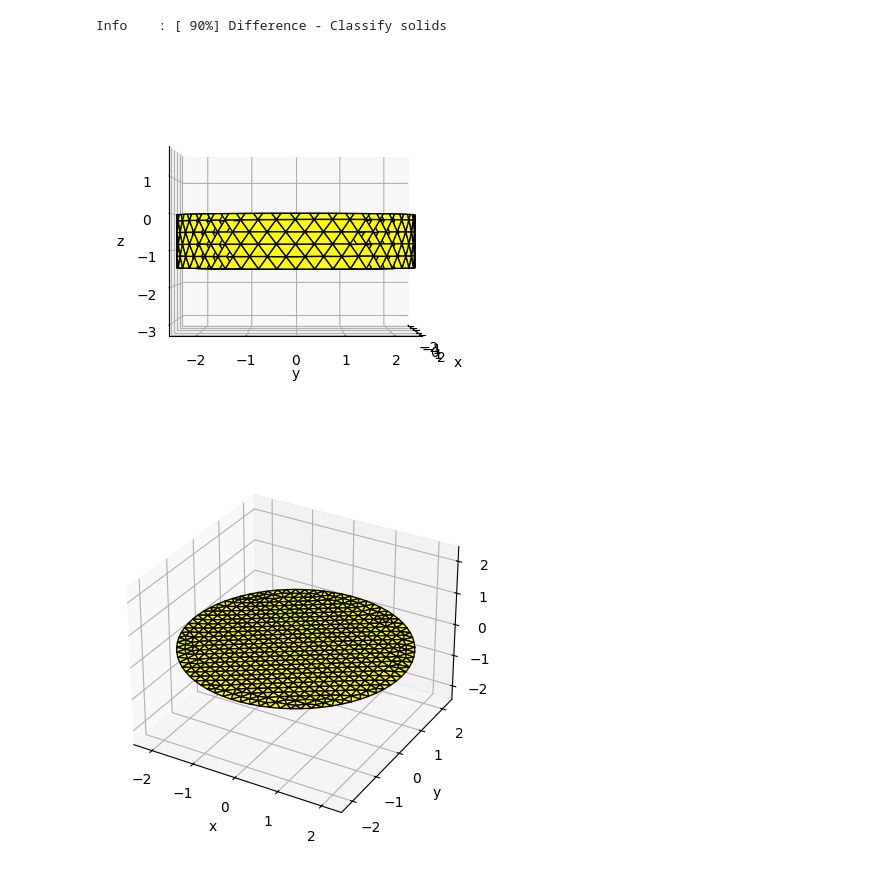
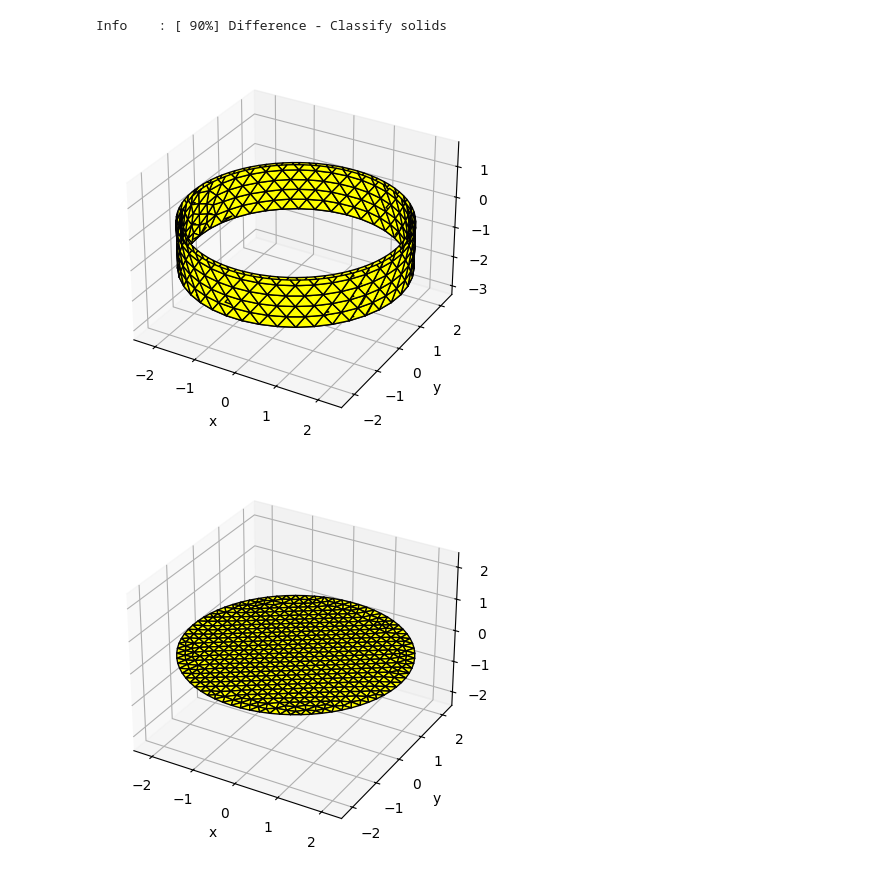
Before and after one commit to capytaine/capytaine, a Jupyter notebook: examples/cylinder/cylinder.ipynb, the cells around one changed output. Saved outputs shown, nothing was run; the diff lists cells and outputs as text; code cells hidden in the pictures.

```diff
--- a/examples/cylinder/cylinder.ipynb
+++ b/examples/cylinder/cylinder.ipynb
@@ -149,9 +153,9 @@ with pygmsh.occ.Geometry() as geom:
 # %%
 ax = plt.figure().add_subplot(projection="3d")
 mesh.show_matplotlib(ax)#(normal_vectors=True, scale_normal_vector=2)
-ax.view_init(elev=0, azim=0)
+# ax.view_init(elev=0, azim=0)
 # %% [output]
-[figure, old version]
+[figure, new version]
 # %%
 mesh_lid.show_matplotlib()
 # %% [output]
```
Also changed, not shown: parts of 19 cells of this notebook, 4 other files.
